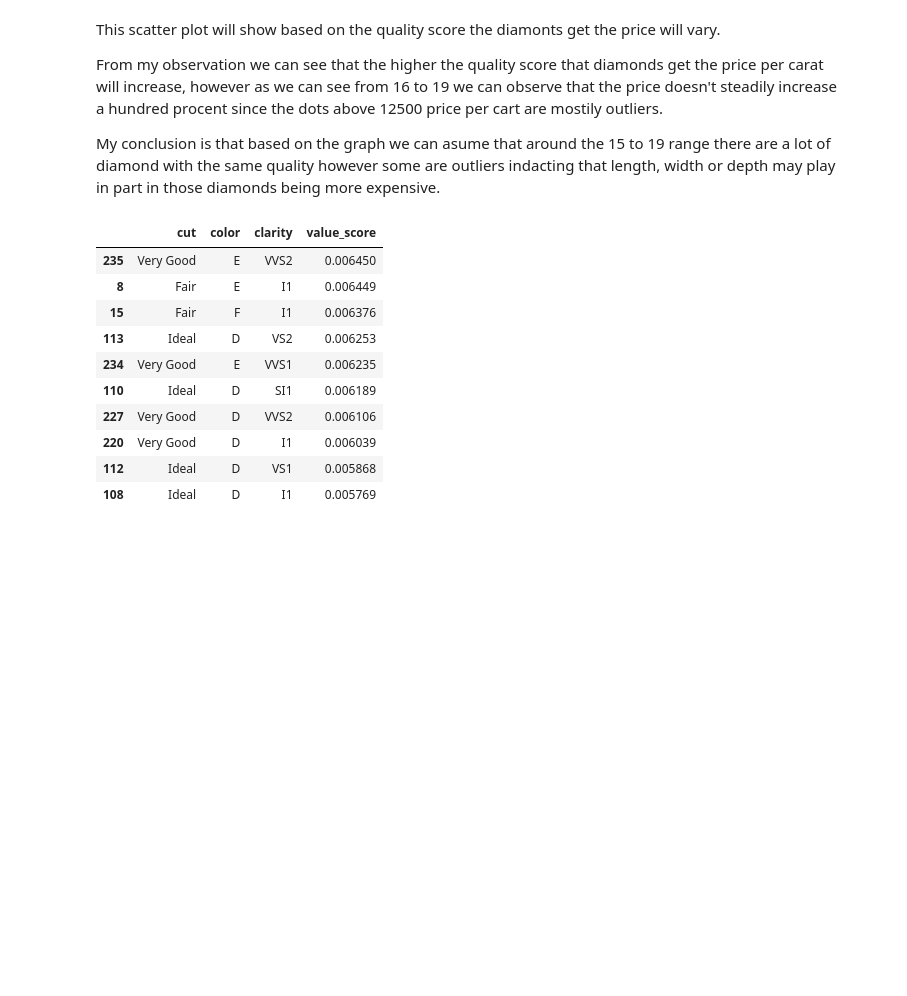
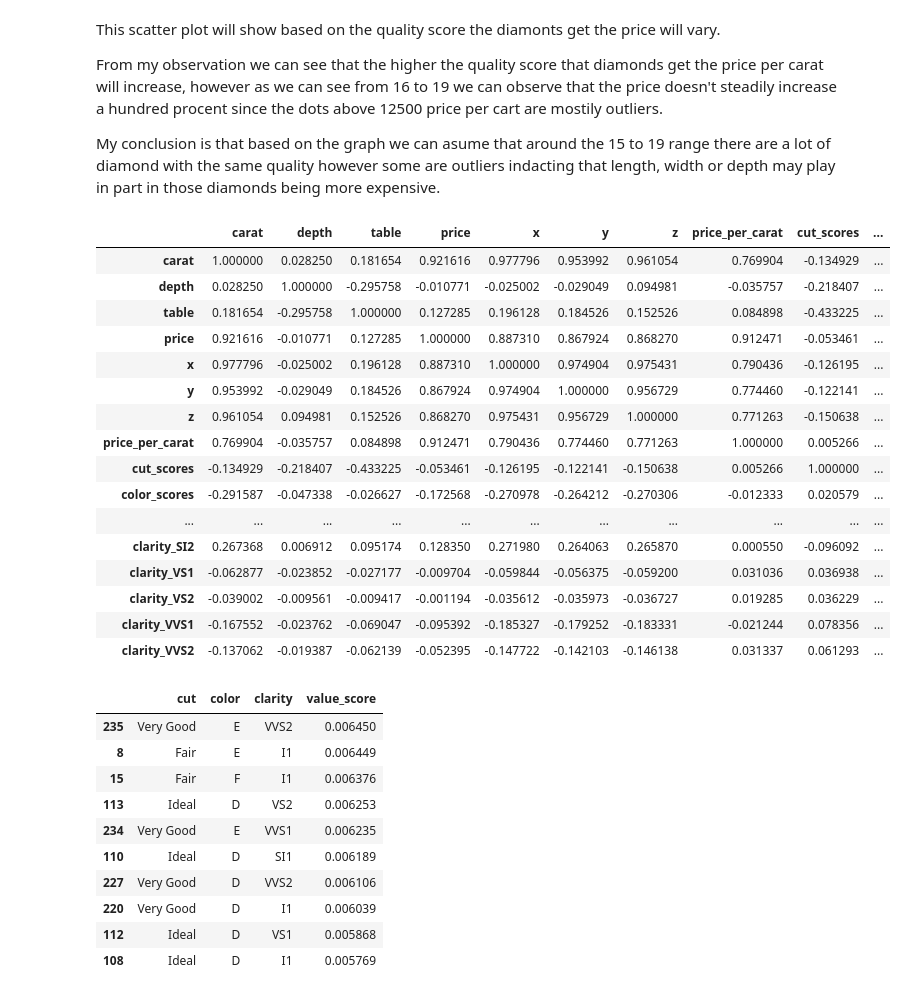
Before and after one commit to TimBjorkegren/Diamonds_Streamlit, a Jupyter notebook: jupyter_diamonds.ipynb, the cells around one changed output. Cells and saved outputs as stored; diff of their text form; code cells hidden in the pictures; blank space fills up the shorter version.

```diff
--- a/jupyter_diamonds.ipynb
+++ b/jupyter_diamonds.ipynb
@@ -371,6 +363,29 @@ data_diamonds['value_score'] = data_diamonds['quality_total_score'] / data_diamo
 median_value = data_diamonds.groupby(['cut', 'color', 'clarity'])['value_score'].median().reset_index()
 
 top_value = median_value.sort_values(by='value_score', ascending=False).head(10)
+# %%
+df_encoded = pd.get_dummies(data_diamonds)
+
+df_encoded = df_encoded.corr()
+df_encoded.style.background_gradient(cmap='coolwarm')
+# %% [output]
+|  | carat | depth | table | price | x | y | z | price_per_carat | cut_scores | ... |
+| carat | 1.000000 | 0.028250 | 0.181654 | 0.921616 | 0.977796 | 0.953992 | 0.961054 | 0.769904 | -0.134929 | ... |
+| depth | 0.028250 | 1.000000 | -0.295758 | -0.010771 | -0.025002 | -0.029049 | 0.094981 | -0.035757 | -0.218407 | ... |
+| table | 0.181654 | -0.295758 | 1.000000 | 0.127285 | 0.196128 | 0.184526 | 0.152526 | 0.084898 | -0.433225 | ... |
+| price | 0.921616 | -0.010771 | 0.127285 | 1.000000 | 0.887310 | 0.867924 | 0.868270 | 0.912471 | -0.053461 | ... |
+| x | 0.977796 | -0.025002 | 0.196128 | 0.887310 | 1.000000 | 0.974904 | 0.975431 | 0.790436 | -0.126195 | ... |
+| y | 0.953992 | -0.029049 | 0.184526 | 0.867924 | 0.974904 | 1.000000 | 0.956729 | 0.774460 | -0.122141 | ... |
+| z | 0.961054 | 0.094981 | 0.152526 | 0.868270 | 0.975431 | 0.956729 | 1.000000 | 0.771263 | -0.150638 | ... |
+| price_per_carat | 0.769904 | -0.035757 | 0.084898 | 0.912471 | 0.790436 | 0.774460 | 0.771263 | 1.000000 | 0.005266 | ... |
+| cut_scores | -0.134929 | -0.218407 | -0.433225 | -0.053461 | -0.126195 | -0.122141 | -0.150638 | 0.005266 | 1.000000 | ... |
+| color_scores | -0.291587 | -0.047338 | -0.026627 | -0.172568 | -0.270978 | -0.264212 | -0.270306 | -0.012333 | 0.020579 | ... |
+| ... | ... | ... | ... | ... | ... | ... | ... | ... | ... | ... |
+| clarity_SI2 | 0.267368 | 0.006912 | 0.095174 | 0.128350 | 0.271980 | 0.264063 | 0.265870 | 0.000550 | -0.096092 | ... |
+| clarity_VS1 | -0.062877 | -0.023852 | -0.027177 | -0.009704 | -0.059844 | -0.056375 | -0.059200 | 0.031036 | 0.036938 | ... |
+| clarity_VS2 | -0.039002 | -0.009561 | -0.009417 | -0.001194 | -0.035612 | -0.035973 | -0.036727 | 0.019285 | 0.036229 | ... |
+| clarity_VVS1 | -0.167552 | -0.023762 | -0.069047 | -0.095392 | -0.185327 | -0.179252 | -0.183331 | -0.021244 | 0.078356 | ... |
+| clarity_VVS2 | -0.137062 | -0.019387 | -0.062139 | -0.052395 | -0.147722 | -0.142103 | -0.146138 | 0.031337 | 0.061293 | ... |
 # %%
 top_value.style.background_gradient(cmap='YlGn')
 # %% [output]
```
Also changed, not shown: parts of 2 cells of this notebook, 1 other file.
